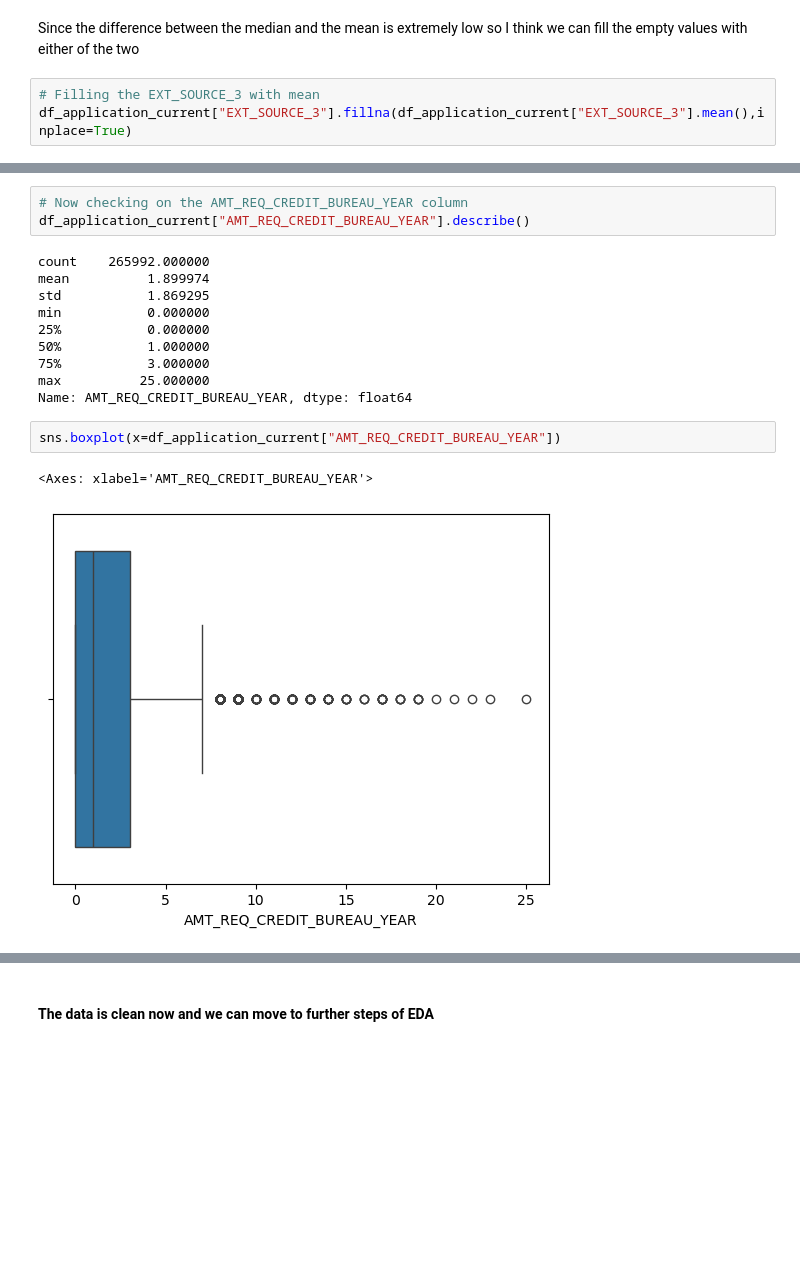
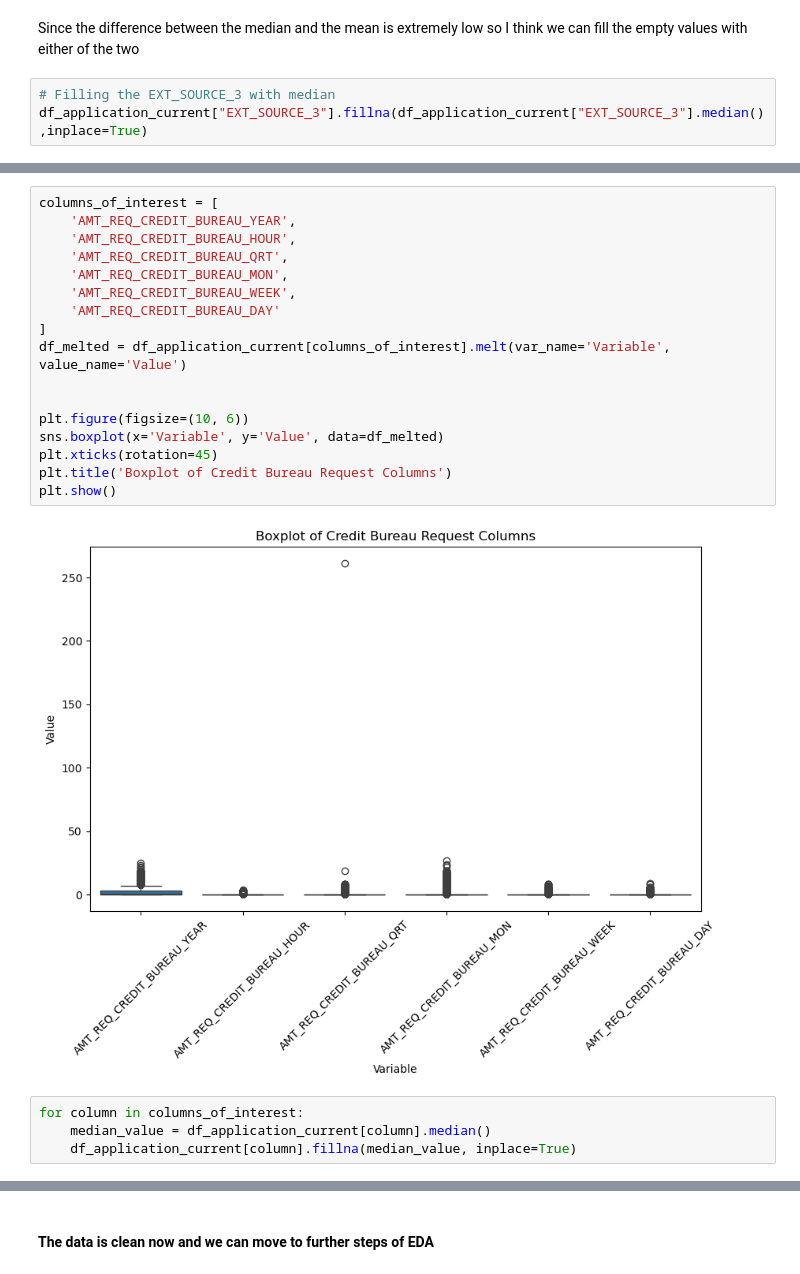
Before and after one commit to PrakNew/UpGrad, a Jupyter notebook: Credit EDA Case Study/credit-eda-case-study.ipynb, the cells around one changed output, grey strips where cells are left out. Saved outputs shown, nothing was run; the diff lists cells and outputs as text; blank space fills up the shorter version.

Commit message:
data cleaning done

```diff
--- a/Credit EDA Case Study/credit-eda-case-study.ipynb
+++ b/Credit EDA Case Study/credit-eda-case-study.ipynb
@@ -262,6 +298,6 @@ Name: EXT_SOURCE_3, dtype: float64
 # %% [markdown]
 Since the difference between the median and the mean is extremely low so I think we can fill the empty values with either of the two
 # %%
-# Filling the EXT_SOURCE_3 with mean
-df_application_current["EXT_SOURCE_3"].fillna(df_application_current["EXT_SOURCE_3"].mean(),inplace=True)
+# Filling the EXT_SOURCE_3 with median
+df_application_current["EXT_SOURCE_3"].fillna(df_application_current["EXT_SOURCE_3"].median(),inplace=True)
 # %%
@@ -285,21 +321,26 @@ ORGANIZATION_TYPE               0.000000
 TARGET                          0.000000
 EXT_SOURCE_3                    0.000000
 dtype: float64
-# %%
-# Now checking on the AMT_REQ_CREDIT_BUREAU_YEAR column
-df_application_current["AMT_REQ_CREDIT_BUREAU_YEAR"].describe()
-# %% [output]
-count    265992.000000
-mean          1.899974
-std           1.869295
-min           0.000000
-25%           0.000000
-50%           1.000000
-75%           3.000000
-max          25.000000
-Name: AMT_REQ_CREDIT_BUREAU_YEAR, dtype: float64
-# %%
-sns.boxplot(x=df_application_current["AMT_REQ_CREDIT_BUREAU_YEAR"])
-# %% [output]
-<Axes: xlabel='AMT_REQ_CREDIT_BUREAU_YEAR'>
-[figure, removed]
+# %%
+columns_of_interest = [
+    'AMT_REQ_CREDIT_BUREAU_YEAR',
+    'AMT_REQ_CREDIT_BUREAU_HOUR',
+    'AMT_REQ_CREDIT_BUREAU_QRT',
+    'AMT_REQ_CREDIT_BUREAU_MON',
+    'AMT_REQ_CREDIT_BUREAU_WEEK',
+    'AMT_REQ_CREDIT_BUREAU_DAY'
+]
+df_melted = df_application_current[columns_of_interest].melt(var_name='Variable', value_name='Value')
+
+
+plt.figure(figsize=(10, 6))
+sns.boxplot(x='Variable', y='Value', data=df_melted)
+plt.xticks(rotation=45)
+plt.title('Boxplot of Credit Bureau Request Columns')
+plt.show()
+# %% [output]
+[figure, added]
+# %%
+for column in columns_of_interest:
+    median_value = df_application_current[column].median()
+    df_application_current[column].fillna(median_value, inplace=True)
```
Also changed, not shown: parts of 26 cells of this notebook.
